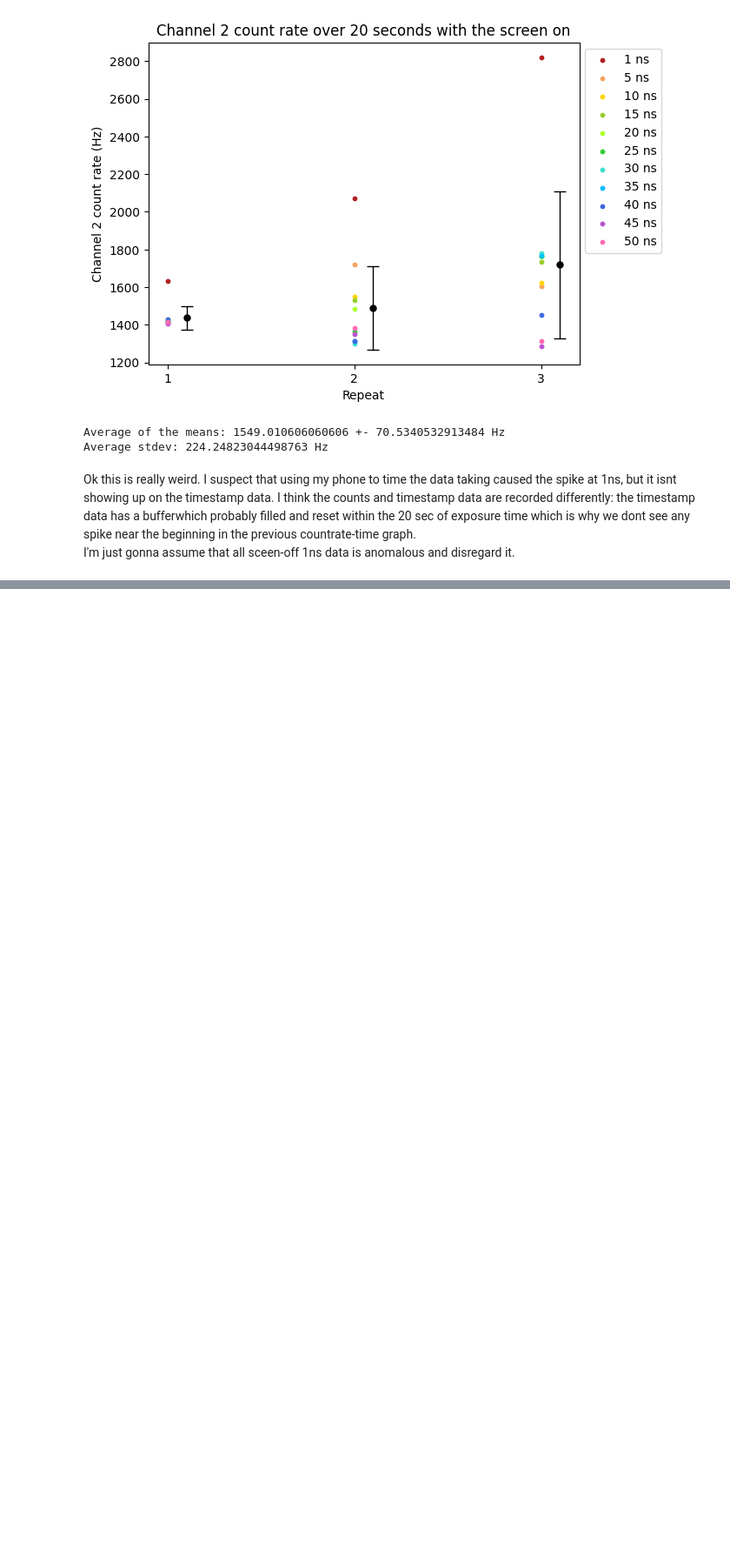
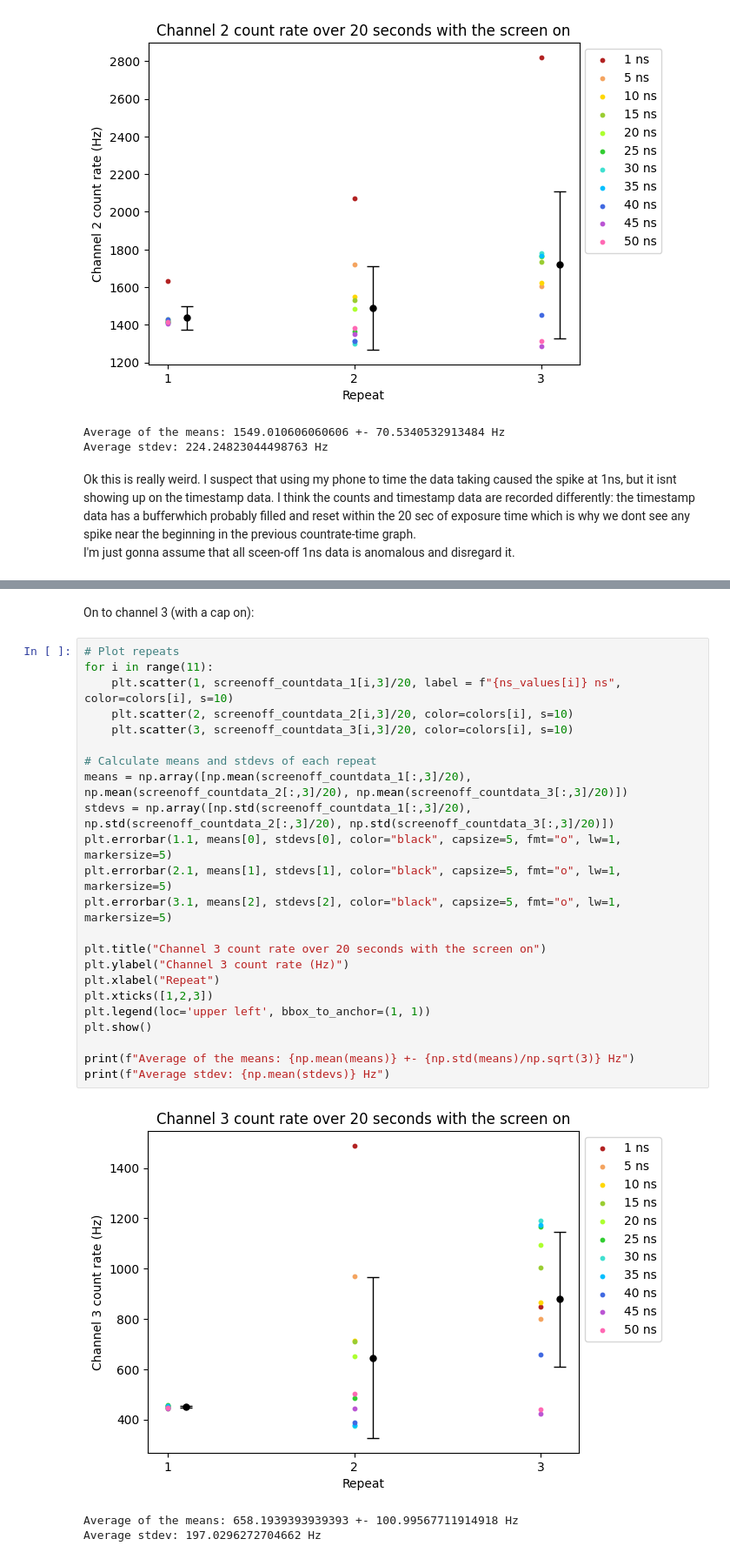
Before and after one commit to MixtliMonroe/SinglePhotonInterference, a Jupyter notebook: analyzeBackground.ipynb, the cells around one changed output, grey strips where cells are left out. Shown at 87% size. Cells and saved outputs as stored; diff of their text form; blank space fills up the shorter version.

```diff
--- a/analyzeBackground.ipynb
+++ b/analyzeBackground.ipynb
@@ -314,3 +314,32 @@ print(f"Average stdev: {np.mean(stdevs)} Hz")
 [figure]
 Average of the means: 1486.4383333333333 +- 50.19538858486087 Hz
 Average stdev: 106.31355241960136 Hz
+# %% [markdown]
+On to channel 3 (with a cap on):
+# %%
+# Plot repeats
+for i in range(11):
+    plt.scatter(1, screenoff_countdata_1[i,3]/20, label = f"{ns_values[i]} ns", color=colors[i], s=10)
+    plt.scatter(2, screenoff_countdata_2[i,3]/20, color=colors[i], s=10)
+    plt.scatter(3, screenoff_countdata_3[i,3]/20, color=colors[i], s=10)
+
+# Calculate means and stdevs of each repeat
+means = np.array([np.mean(screenoff_countdata_1[:,3]/20), np.mean(screenoff_countdata_2[:,3]/20), np.mean(screenoff_countdata_3[:,3]/20)])
+stdevs = np.array([np.std(screenoff_countdata_1[:,3]/20), np.std(screenoff_countdata_2[:,3]/20), np.std(screenoff_countdata_3[:,3]/20)])
+plt.errorbar(1.1, means[0], stdevs[0], color="black", capsize=5, fmt="o", lw=1, markersize=5)
+plt.errorbar(2.1, means[1], stdevs[1], color="black", capsize=5, fmt="o", lw=1, markersize=5)
+plt.errorbar(3.1, means[2], stdevs[2], color="black", capsize=5, fmt="o", lw=1, markersize=5)
+
+plt.title("Channel 3 count rate over 20 seconds with the screen on")
+plt.ylabel("Channel 3 count rate (Hz)")
+plt.xlabel("Repeat")
+plt.xticks([1,2,3])
+plt.legend(loc='upper left', bbox_to_anchor=(1, 1))
+plt.show()
+
+print(f"Average of the means: {np.mean(means)} +- {np.std(means)/np.sqrt(3)} Hz")
+print(f"Average stdev: {np.mean(stdevs)} Hz")
+# %% [output]
+[figure, added]
+Average of the means: 658.1939393939393 +- 100.99567711914918 Hz
+Average stdev: 197.0296272704662 Hz
```
Also changed, not shown: parts of 2 cells of this notebook.
